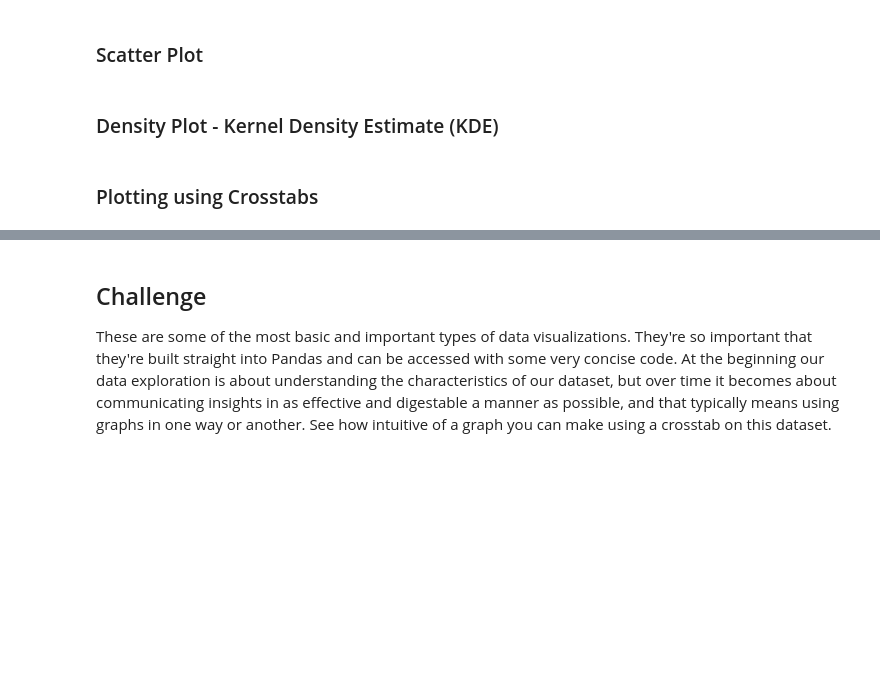
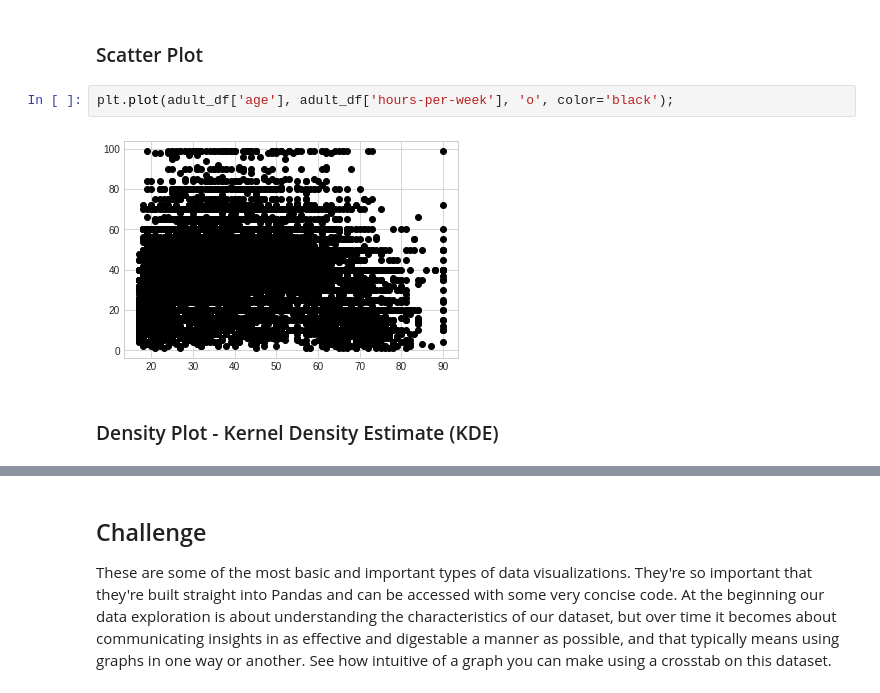
Before and after one commit to ChristianJJohnson/DS-Unit-1-Sprint-1-Data-Wrangling-and-Storytelling, a Jupyter notebook: module1-exploratory-data-analysis/LS_DS_111_Exploratory_Data_Analysis.ipynb, the cells around one changed output, grey strips where cells are left out. Drawn from its saved outputs; the diff is of its cells as text; blank space fills up the shorter version.

```diff
--- a/module1-exploratory-data-analysis/LS_DS_111_Exploratory_Data_Analysis.ipynb
+++ b/module1-exploratory-data-analysis/LS_DS_111_Exploratory_Data_Analysis.ipynb
@@ -239,6 +430,8 @@ Why might it be important for us to be able to visualize how our data is distrib
 # %% [markdown]
 ### Scatter Plot
+# %%
+plt.plot(adult_df['age'], adult_df['hours-per-week'], 'o', color='black');
+# %% [output]
+[figure, added]
 # %% [markdown]
 ### Density Plot - Kernel Density Estimate (KDE)
-# %% [markdown]
-### Plotting using Crosstabs
```
Also changed, not shown: parts of 41 cells of this notebook.
